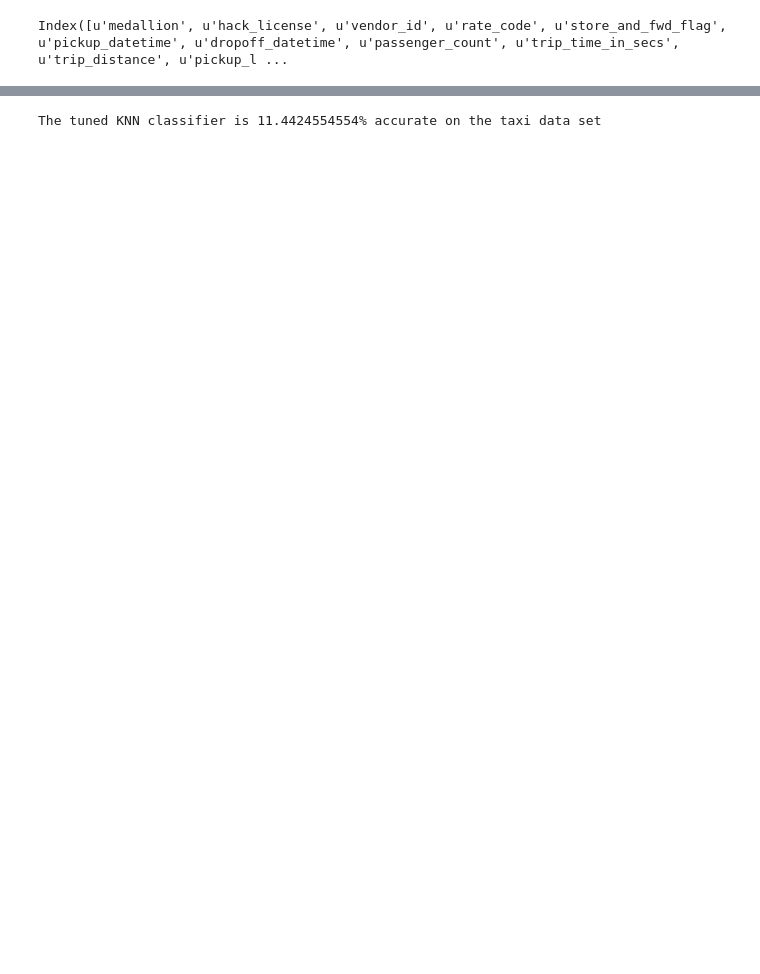
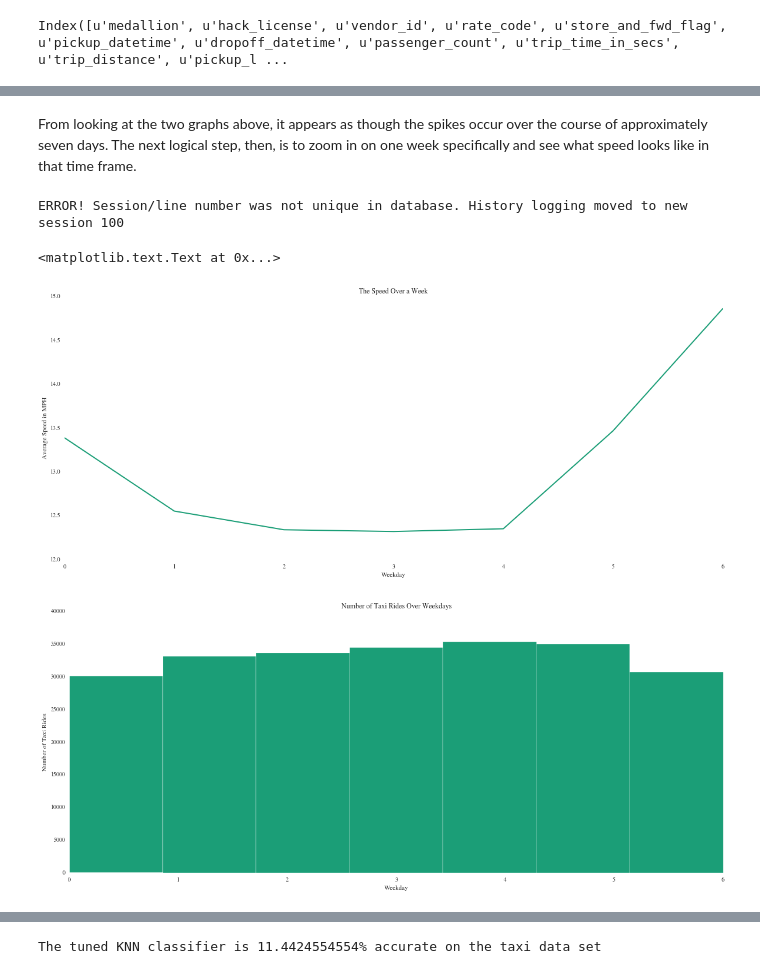
Before and after one commit to iloveluce/Tipsy-taxi, a Jupyter notebook: tipsy-try.ipynb, the cells around one changed output, grey strips where cells are left out. Saved outputs shown, nothing was run; the diff lists cells and outputs as text; code cells hidden in the pictures; blank space fills up the shorter version.

```diff
--- a/tipsy-try.ipynb
+++ b/tipsy-try.ipynb
@@ -155,0 +138,25 @@ subdate_taxi[subdate_taxi.index <= pd.to_datetime("02-28-2013").date()]['speed']
+# %% [markdown]
+From looking at the two graphs above, it appears as though the spikes occur over the course of approximately seven days. The next logical step, then, is to zoom in on one week specifically and see what speed looks like in that time frame.
+# %%
+plt.figure(figsize=(20,8));
+
+# Average speed over the days of the week plotted
+taxi.groupby('weekday').mean()['speed'].plot()
+# Labels
+#plt.xticks(taxi['weekday'] + 1,[calendar.day_name[i] for i in range(0,7)])
+plt.xlabel('Weekday')
+plt.ylabel('Average Speed in MPH')
+plt.title('The Speed Over a Week')
+
+plt.figure(figsize=(20,8));
+# Number of rides over the days of the week plotted
+plt.hist(taxi_by_date['weekday'], bins=7)
+plt.xlabel('Weekday')
+#plt.xticks(taxi_by_date['weekday'] + 1,[calendar.day_name[i] for i in range(0,7)])
+plt.ylabel('Number of Taxi Rides')
+plt.title('Number of Taxi Rides Over Weekdays')
+# %% [output]
+ERROR! Session/line number was not unique in database. History logging moved to new session 100
+<matplotlib.text.Text at 0x...>
+[figure, added]
+[figure, added]
```
Also changed, not shown: parts of 19 cells of this notebook.
